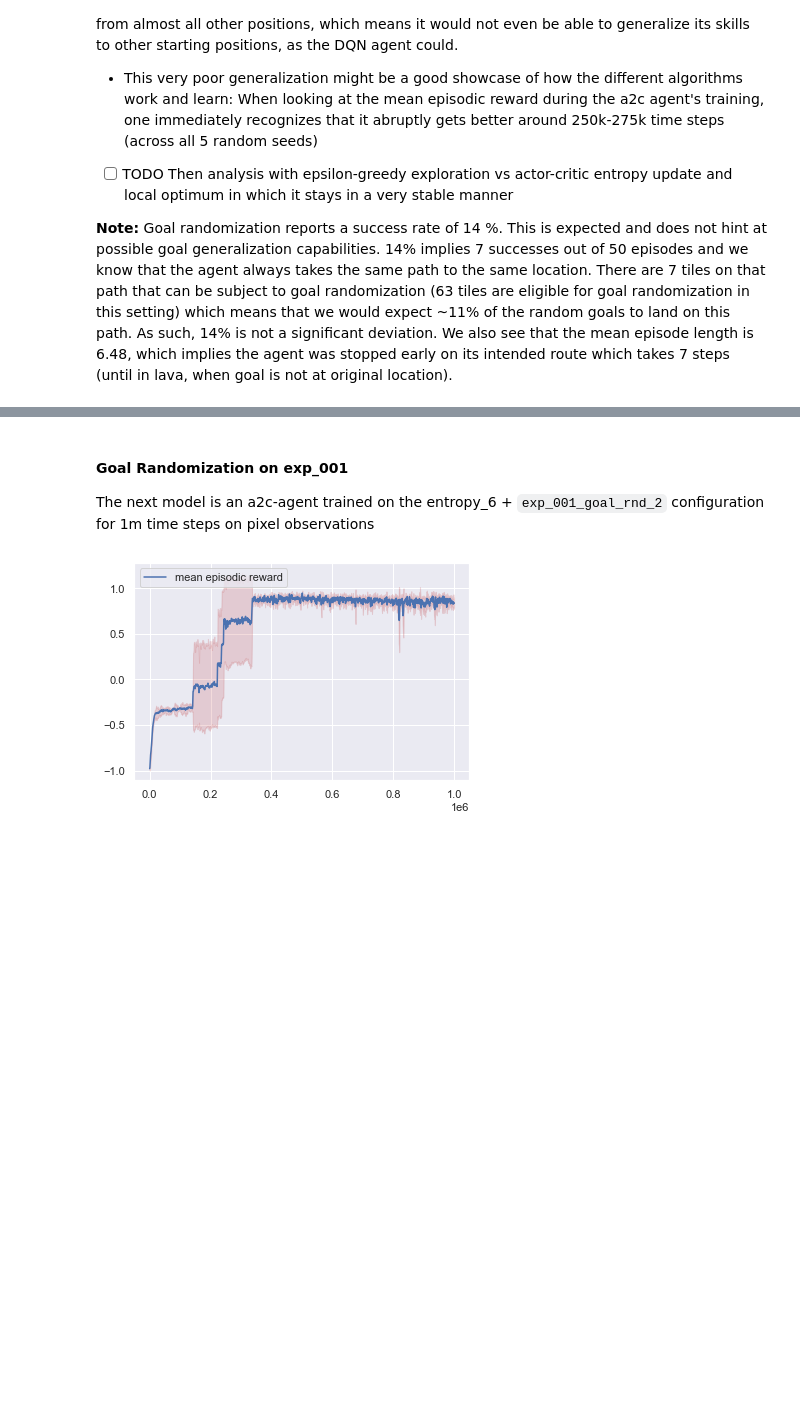
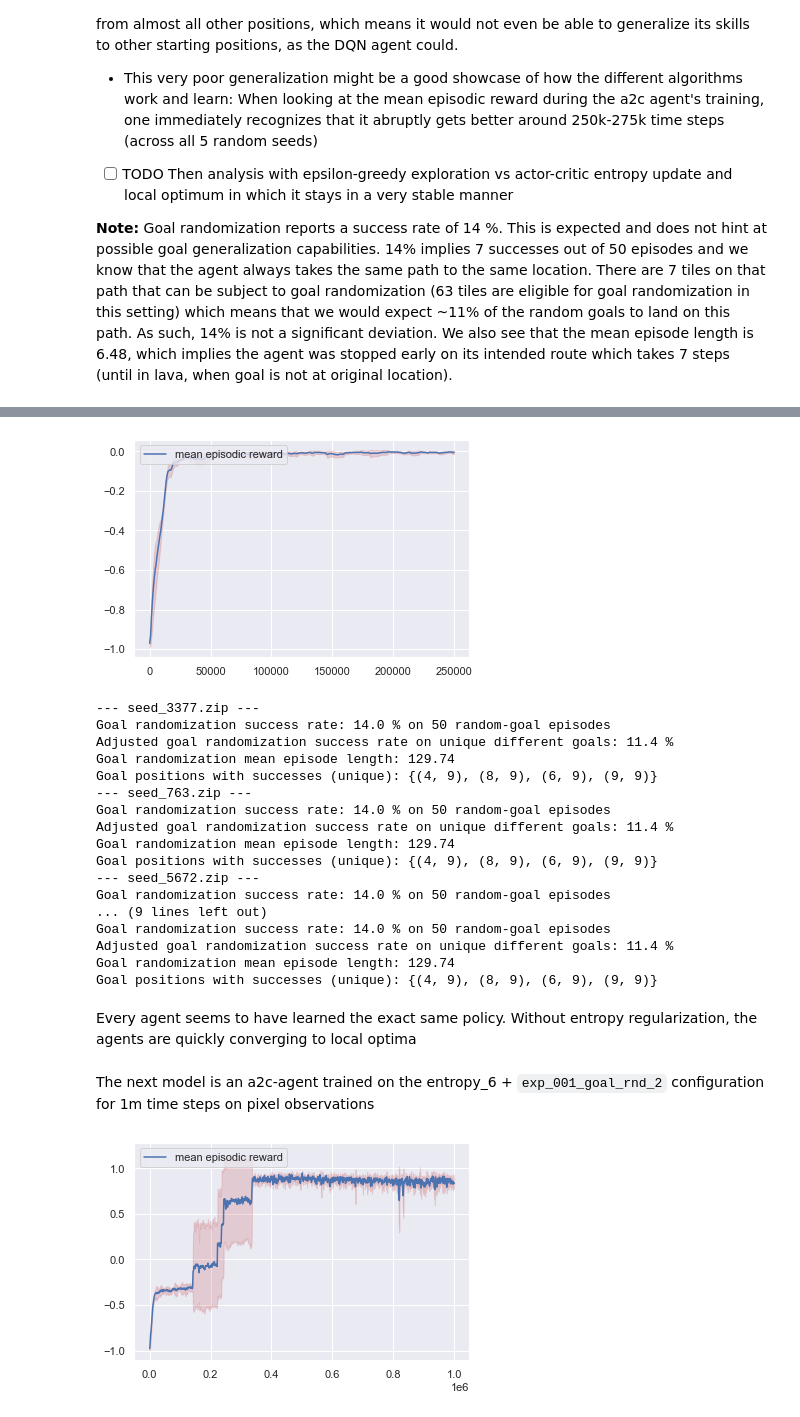
Before and after one commit to tilidev/BA_DRL_Gridworlds, a Jupyter notebook: eval_agents.ipynb, the cells around one changed output, grey strips where cells are left out. Cells and saved outputs as stored; diff of their text form; code cells hidden in the pictures; blank space fills up the shorter version.

```diff
--- a/eval_agents.ipynb
+++ b/eval_agents.ipynb
@@ -260,7 +260,7 @@ def dqn_params(path):
     model = model_class.load(path)
     return model.get_parameters()
 
-def randomized_goal_stats(path: str, episodes: int = 50):
+def randomized_goal_stats(path: str, monte_carlo=None, episodes: int = 50):
     """Test the agent statistically on the training environment specification but with randomized goal tile placement. Other environmental factors are taken from the env_config key except for slipping and wall rebound which is turned off in order to truly analyze the agent's capabilities.
 
     Args:
@@ -268,6 +268,9 @@ def randomized_goal_stats(path: str, episodes: int = 50):
         episodes (int, optional): Number random-goal episodes
     """
     model, env, rgb_on, render_size = model_env_from_path(path)
+    if monte_carlo is not None:
+        gen = np.random.RandomState(monte_carlo)
+
     count_successes = 0
     if rgb_on:
         env = RGBImgObsWrapper(env, render_size)
@@ -285,7 +288,10 @@ def randomized_goal_stats(path: str, episodes: int = 50):
         done = False
         step = 0
         while not done:
-            action, _ = model.predict(obs, deterministic=True)
+            if monte_carlo is not None:
+                action = gen.choice(range(4))
+            else:
+                action, _ = model.predict(obs, deterministic=True)
             obs, _, done, info = env.step(action)
             step += 1
         if info['is_success']:
@@ -853,0 +912,39 @@ The agent does not understand that the important tile is the goal tile. It still
+# %%
+# TODO ERSETZEN, PLACEHOLDER
+plot_mean_std("HDhmTnnYSGKvHMfZr86gwg")
+m1 = model_path_prefix + "exp_001/pixel_obs_8/a2c/algo_default/seed_3377.zip"
+m2 = model_path_prefix + "exp_001/pixel_obs_8/a2c/algo_default/seed_763.zip"
+m3 = model_path_prefix + "exp_001/pixel_obs_8/a2c/algo_default/seed_5672.zip"
+m4 = model_path_prefix + "exp_001/pixel_obs_8/a2c/algo_default/seed_4744.zip"
+m5 = model_path_prefix + "exp_001/pixel_obs_8/a2c/algo_default/seed_4267.zip"
+print("---", m1.split("/")[-1], "---")
+randomized_goal_stats(m1)
+print("---", m2.split("/")[-1], "---")
+randomized_goal_stats(m2)
+print("---", m3.split("/")[-1], "---")
+randomized_goal_stats(m3)
+print("---", m4.split("/")[-1], "---")
+randomized_goal_stats(m4)
+print("---", m5.split("/")[-1], "---")
+randomized_goal_stats(m5)
+# %% [output]
+[figure, added]
+--- seed_3377.zip ---
+Goal randomization success rate: 14.0 % on 50 random-goal episodes
+Adjusted goal randomization success rate on unique different goals: 11.4 %
+Goal randomization mean episode length: 129.74
+Goal positions with successes (unique): {(4, 9), (8, 9), (6, 9), (9, 9)}
+--- seed_763.zip ---
+Goal randomization success rate: 14.0 % on 50 random-goal episodes
+Adjusted goal randomization success rate on unique different goals: 11.4 %
+Goal randomization mean episode length: 129.74
+Goal positions with successes (unique): {(4, 9), (8, 9), (6, 9), (9, 9)}
+--- seed_5672.zip ---
+Goal randomization success rate: 14.0 % on 50 random-goal episodes
+... (9 lines left out)
+Goal randomization success rate: 14.0 % on 50 random-goal episodes
+Adjusted goal randomization success rate on unique different goals: 11.4 %
+Goal randomization mean episode length: 129.74
+Goal positions with successes (unique): {(4, 9), (8, 9), (6, 9), (9, 9)}
+# %% [markdown]
+Every agent seems to have learned the exact same policy. Without entropy regularization, the agents are quickly converging to local optima
@@ -854,6 +954,4 @@ The agent does not understand that the important tile is the goal tile. It still
 # %% [markdown]
-#### Goal Randomization on exp_001
-
 The next model is an a2c-agent trained on the entropy_6 + `exp_001_goal_rnd_2` configuration for 1m time steps on pixel observations
 # %%
 plot_mean_std("9MU7GPArRXC16hgJDRygGA")
```
Also changed, not shown: parts of 22 cells of this notebook.
